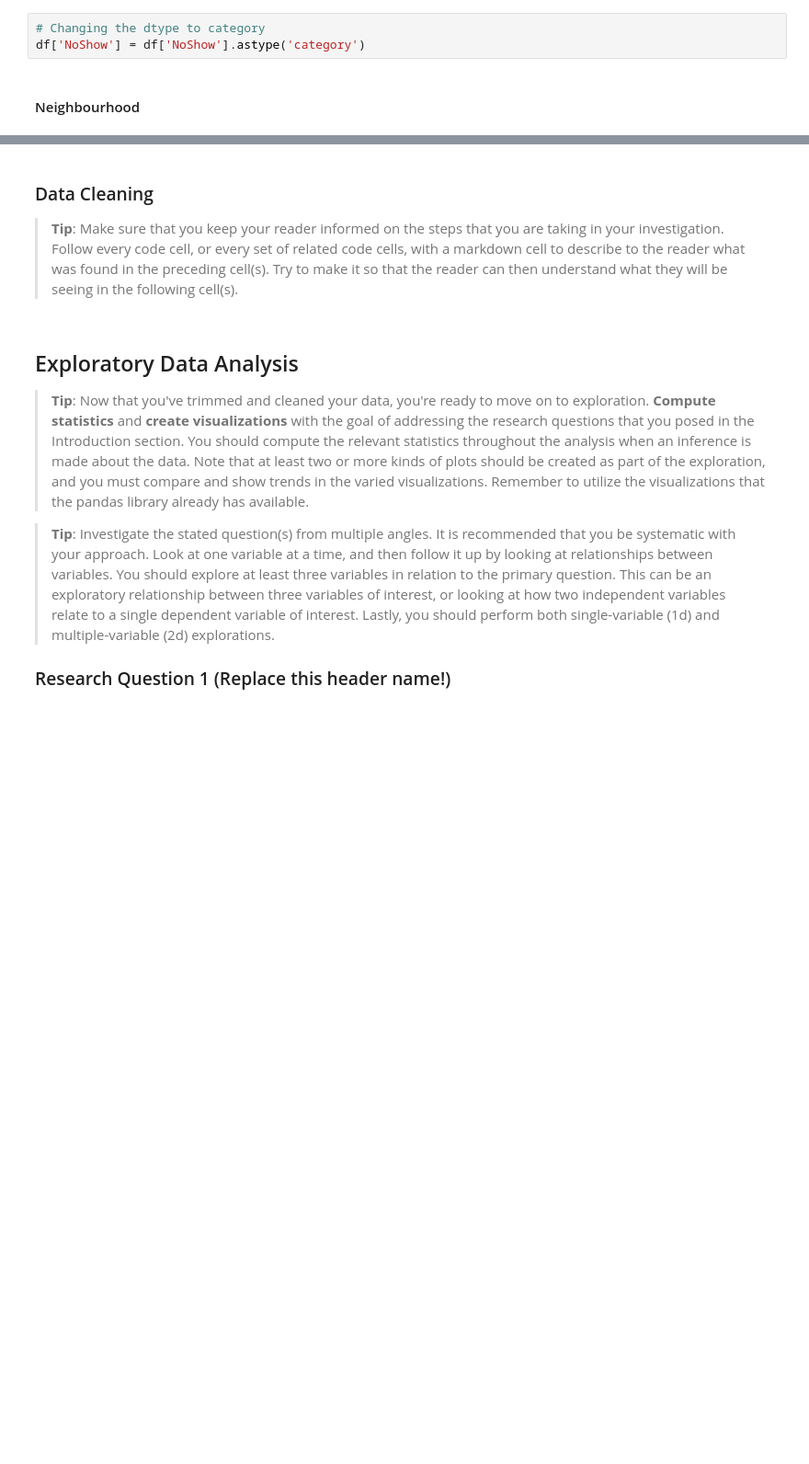
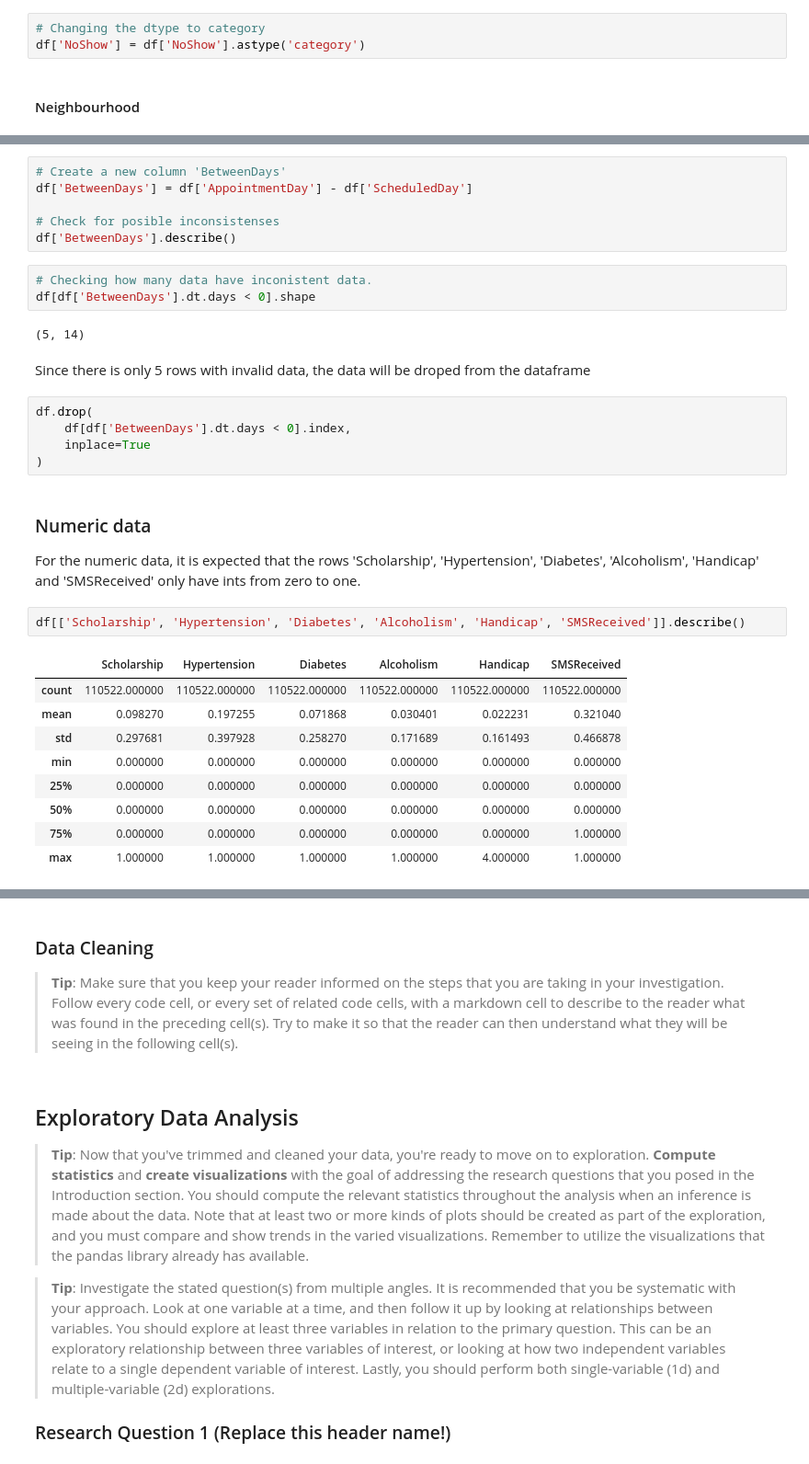
Before and after one commit to viniciusagsa/data-analyst-project, a Jupyter notebook: Investigate_a_Dataset.ipynb, the cells around one changed output, grey strips where cells are left out. Shown: that part at 92% size. Cells and saved outputs as stored; diff of their text form; blank space fills up the shorter version.

```diff
--- a/Investigate_a_Dataset.ipynb
+++ b/Investigate_a_Dataset.ipynb
@@ -150,0 +164,33 @@ df['NoShow'] = df['NoShow'].astype('category')
+# %%
+# Create a new column 'BetweenDays'
+df['BetweenDays'] = df['AppointmentDay'] - df['ScheduledDay']
+
+# Check for posible inconsistenses
+df['BetweenDays'].describe()
+# %%
+# Checking how many data have inconistent data.
+df[df['BetweenDays'].dt.days < 0].shape
+# %% [output]
+(5, 14)
+# %% [markdown]
+Since there is only 5 rows with invalid data, the data will be droped from the dataframe
+# %%
+df.drop(
+    df[df['BetweenDays'].dt.days < 0].index,
+    inplace=True
+)
+# %% [markdown]
+### Numeric data
+For the numeric data, it is expected that the rows 'Scholarship', 'Hypertension', 'Diabetes', 'Alcoholism', 'Handicap' and 'SMSReceived' only have ints from zero to one.
+# %%
+df[['Scholarship', 'Hypertension', 'Diabetes', 'Alcoholism', 'Handicap', 'SMSReceived']].describe()
+# %% [output]
+|  | Scholarship | Hypertension | Diabetes | Alcoholism | Handicap | SMSReceived |
+| count | 110522.000000 | 110522.000000 | 110522.000000 | 110522.000000 | 110522.000000 | 110522.000000 |
+| mean | 0.098270 | 0.197255 | 0.071868 | 0.030401 | 0.022231 | 0.321040 |
+| std | 0.297681 | 0.397928 | 0.258270 | 0.171689 | 0.161493 | 0.466878 |
+| min | 0.000000 | 0.000000 | 0.000000 | 0.000000 | 0.000000 | 0.000000 |
+| 25% | 0.000000 | 0.000000 | 0.000000 | 0.000000 | 0.000000 | 0.000000 |
+| 50% | 0.000000 | 0.000000 | 0.000000 | 0.000000 | 0.000000 | 0.000000 |
+| 75% | 0.000000 | 0.000000 | 0.000000 | 0.000000 | 0.000000 | 1.000000 |
+| max | 1.000000 | 1.000000 | 1.000000 | 1.000000 | 4.000000 | 1.000000 |
```
Also changed, not shown: parts of 19 cells of this notebook, 1 other file.
